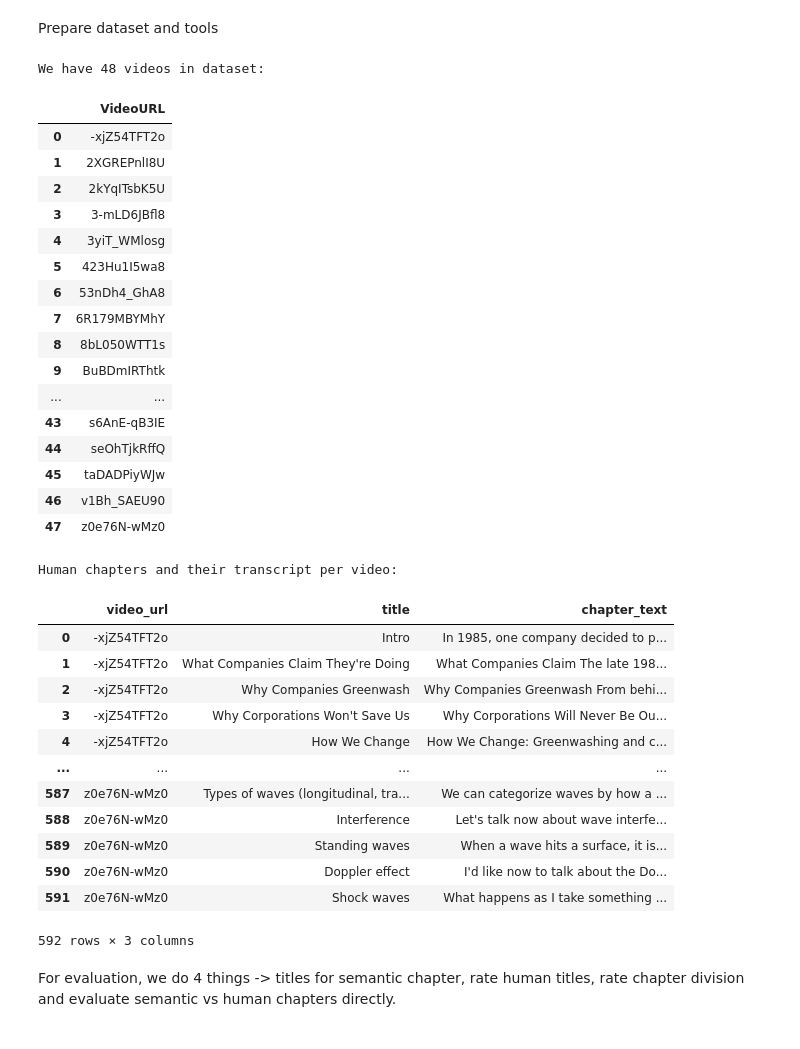
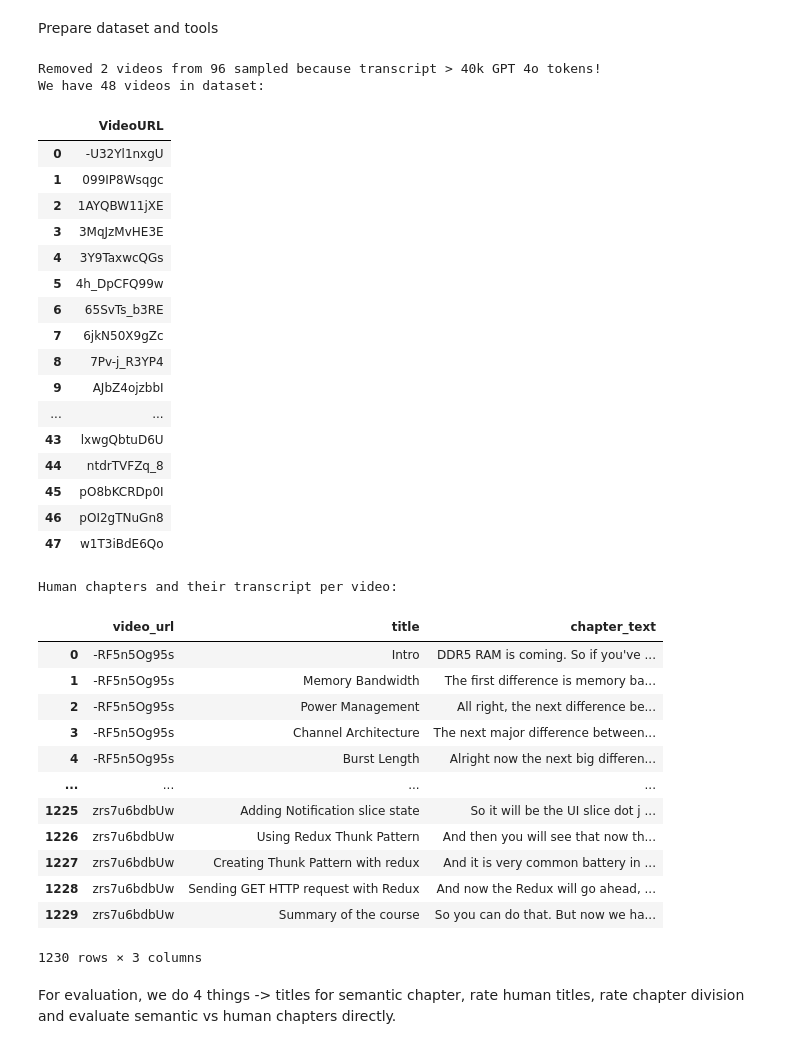
Before and after one commit to konstantintuev/thesis_backend, a Jupyter notebook: evaluate_semantic_chapters_ytseg.ipynb, the cells around one changed output. Drawn from its saved outputs; the diff is of its cells as text; code cells hidden in the pictures.

```diff
--- a/evaluate_semantic_chapters_ytseg.ipynb
+++ b/evaluate_semantic_chapters_ytseg.ipynb
@@ -29,6 +29,8 @@ from file_processing.llm_chat_support import get_llm, LLMTemp, LLMTypes
 # %% [markdown]
 Prepare dataset and tools
 # %%
+import tiktoken
+
 # First load the CSV
 # Originally from https://huggingface.co/datasets/recapper/Course_summaries_dataset
 # I choose this dataset as it had timestamped transcriptions and human-entered chapters for the videos
@@ -46,10 +48,7 @@ video_urls = data_df['video_id']
 # 19 per group is calculated using power test for sample_size = 12
 # H0 was already rejected, but using the suggested minimum sample size is good!
 sample_size = round(19 * 2.5)
-video_urls = video_urls.sample(n=sample_size).sort_values().tolist()
-
-print(f"We have {len(video_urls)} videos in dataset:")
-display(pd.DataFrame({'VideoURL': video_urls[:]}))
+video_urls = video_urls.sample(n=sample_size*2).sort_values().tolist()
 
 human_chapters_transcript_data = []
 for video_url in video_urls:
@@ -60,59 +59,79 @@ for video_url in video_urls:
             'title': row['target'],
             'chapter_text': row['input']
         })
 human_chapters_transcript_df = pd.DataFrame(human_chapters_transcript_data)
+
+video_transcripts_df = human_chapters_transcript_df.groupby('video_url')['chapter_text'].apply(' '.join).reset_index()
+
+encoding = tiktoken.encoding_for_model('gpt-4')
+def get_token_count(text):
+    return len(encoding.encode(text))
+
+# Prevent transcripts overflowing GPT 4o - transcript + division A + division B => ~40k tokens per transcript
+video_transcripts_df = video_transcripts_df[video_transcripts_df['chapter_text'].apply(get_token_count) <= 40_000]
+
+print(
+    f"Removed {len(video_urls) - len(video_transcripts_df['video_url'].unique().tolist())} videos from {sample_size * 2} sampled because transcript > 40k GPT 4o tokens!")
+
+video_urls = video_transcripts_df['video_url'].sample(n=sample_size).sort_values().tolist()
+
+print(f"We have {len(video_urls)} videos in dataset:")
+display(pd.DataFrame({'VideoURL': video_urls[:]}))
+
+video_transcripts_df = None
 
 #print("Transcripts for video:")
 #display(transcripts_df)
 #print("Human chapters for video:")
 #display(human_chapters_df)
 print("Human chapters and their transcript per video:")
 display(human_chapters_transcript_df)
 
 # Define LLM-globals
 class ScoreFormat(BaseModel):
     rating: int = Field(description="Rating from 0 to 100")
     arguments: str = Field(description="Arguments explaining why the rating was chosen")
 
 
 structured_model = (get_llm(LLMTemp.CONCRETE, LLMTypes.BIG_VISUAL_MODEL)
                     .with_structured_output(ScoreFormat, method="json_mode"))
 
 pending_embeddings_singleton.init_mode(BGEM3Flag())
 
 output_parser = PydanticOutputParser(pydantic_object=ScoreFormat)
 # %% [output]
+Removed 2 videos from 96 sampled because transcript > 40k GPT 4o tokens!
 We have 48 videos in dataset:
 |  | VideoURL |
-| 0 | -xjZ54TFT2o |
-| 1 | 2XGREPnlI8U |
-| 2 | 2kYqITsbK5U |
-| 3 | 3-mLD6JBfl8 |
-| 4 | 3yiT_WMlosg |
-| 5 | 423Hu1I5wa8 |
-| 6 | 53nDh4_GhA8 |
-| 7 | 6R179MBYMhY |
-| 8 | 8bL050WTT1s |
-| 9 | BuBDmIRThtk |
+| 0 | -U32Yl1nxgU |
+| 1 | 099IP8Wsqgc |
+| 2 | 1AYQBW11jXE |
+| 3 | 3MqJzMvHE3E |
+| 4 | 3Y9TaxwcQGs |
+| 5 | 4h_DpCFQ99w |
+| 6 | 65SvTs_b3RE |
+| 7 | 6jkN50X9gZc |
+| 8 | 7Pv-j_R3YP4 |
+| 9 | AJbZ4ojzbbI |
 | ... | ... |
-| 43 | s6AnE-qB3IE |
-| 44 | seOhTjkRffQ |
-| 45 | taDADPiyWJw |
-| 46 | v1Bh_SAEU90 |
-| 47 | z0e76N-wMz0 |
+| 43 | lxwgQbtuD6U |
+| 44 | ntdrTVFZq_8 |
+| 45 | pO8bKCRDp0I |
+| 46 | pOI2gTNuGn8 |
+| 47 | w1T3iBdE6Qo |
 Human chapters and their transcript per video:
 |  | video_url | title | chapter_text |
-| 0 | -xjZ54TFT2o | Intro | In 1985, one company decided to p... |
-| 1 | -xjZ54TFT2o | What Companies Claim They're Doing | What Companies Claim The late 198... |
-| 2 | -xjZ54TFT2o | Why Companies Greenwash | Why Companies Greenwash From behi... |
-| 3 | -xjZ54TFT2o | Why Corporations Won't Save Us | Why Corporations Will Never Be Ou... |
-| 4 | -xjZ54TFT2o | How We Change | How We Change: Greenwashing and c... |
+| 0 | -RF5n5Og95s | Intro | DDR5 RAM is coming. So if you've ... |
+| 1 | -RF5n5Og95s | Memory Bandwidth | The first difference is memory ba... |
+| 2 | -RF5n5Og95s | Power Management | All right, the next difference be... |
+| 3 | -RF5n5Og95s | Channel Architecture | The next major difference between... |
+| 4 | -RF5n5Og95s | Burst Length | Alright now the next big differen... |
 | ... | ... | ... | ... |
-| 587 | z0e76N-wMz0 | Types of waves (longitudinal, tra... | We can categorize waves by how a ... |
-| 588 | z0e76N-wMz0 | Interference | Let's talk now about wave interfe... |
-| 589 | z0e76N-wMz0 | Standing waves | When a wave hits a surface, it is... |
-| 590 | z0e76N-wMz0 | Doppler effect | I'd like now to talk about the Do... |
-| 591 | z0e76N-wMz0 | Shock waves | What happens as I take something ... |
+| 1225 | zrs7u6bdbUw | Adding Notification slice state | So it will be the UI slice dot j ... |
+| 1226 | zrs7u6bdbUw | Using Redux Thunk Pattern | And then you will see that now th... |
+| 1227 | zrs7u6bdbUw | Creating Thunk Pattern with redux | And it is very common battery in ... |
+| 1228 | zrs7u6bdbUw | Sending GET HTTP request with Redux | And now the Redux will go ahead, ... |
+| 1229 | zrs7u6bdbUw | Summary of the course | So you can do that. But now we ha... |
-592 rows × 3 columns
+1230 rows × 3 columns
 # %% [markdown]
 For evaluation, we do 4 things -> titles for semantic chapter, rate human titles, rate chapter division and evaluate semantic vs human chapters directly.
```
Also changed, not shown: parts of 16 cells of this notebook, 3 other files.
